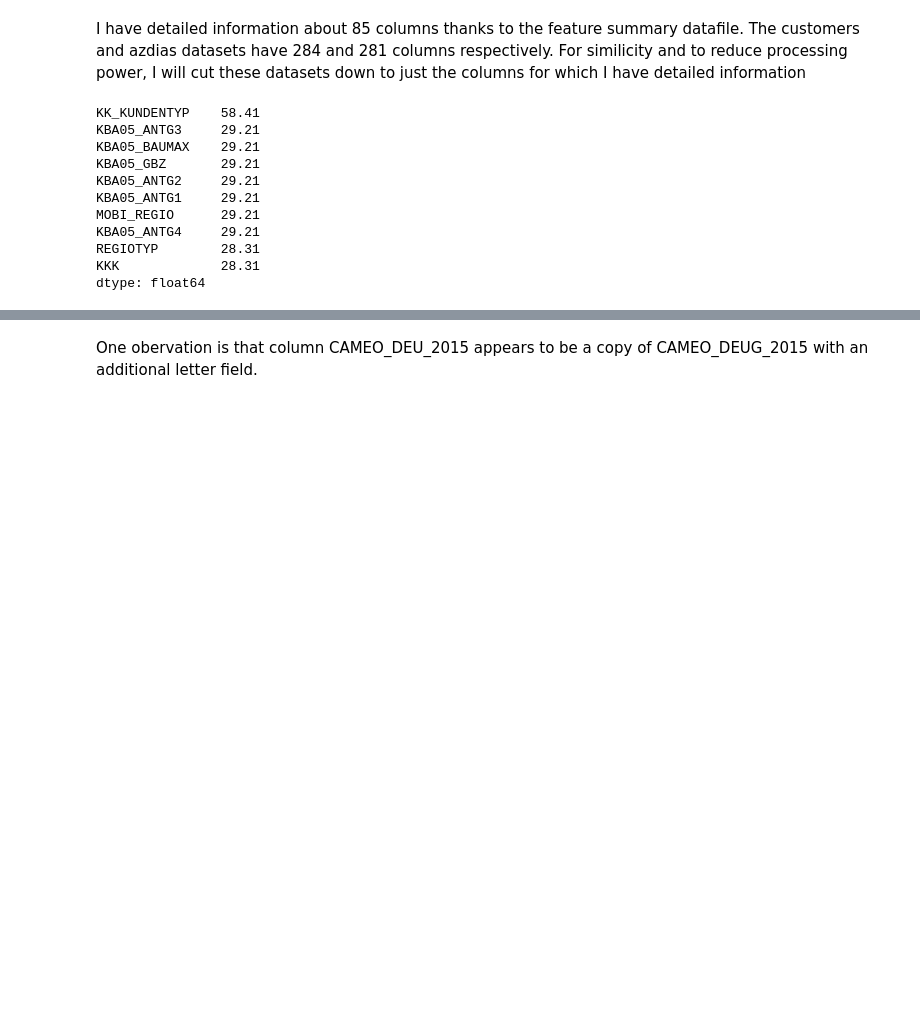
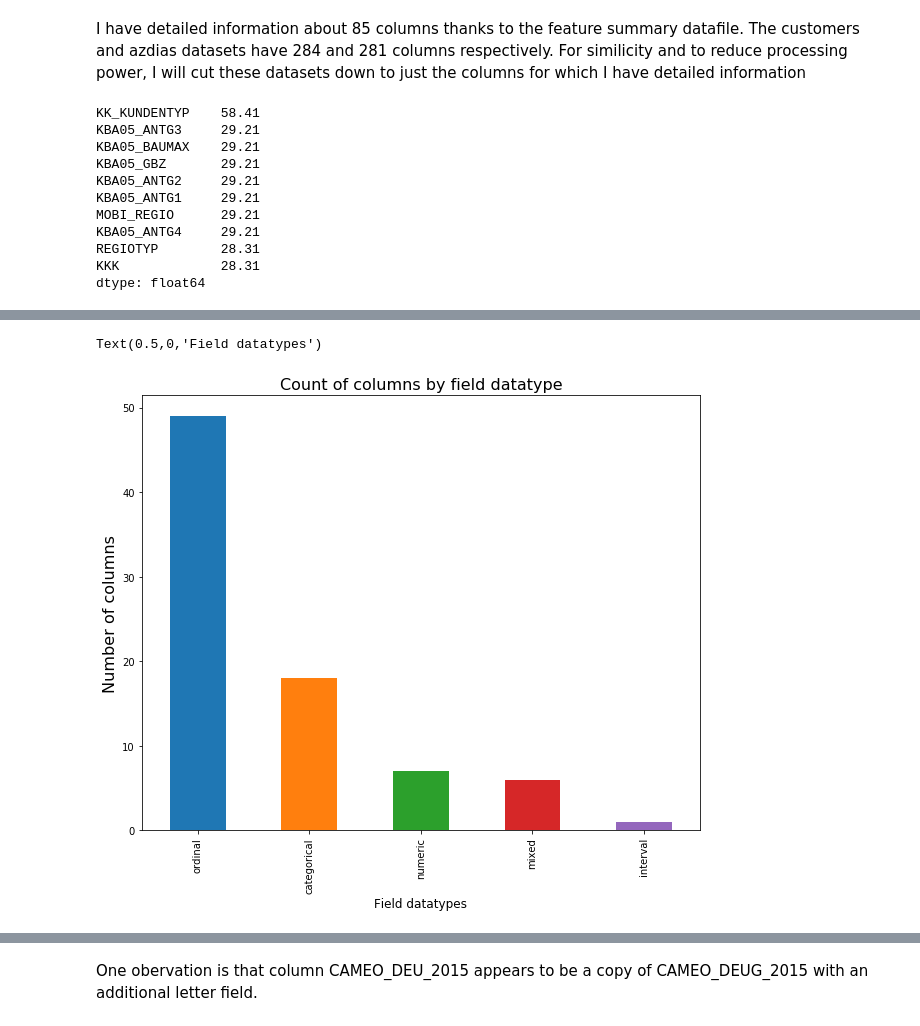
Before and after one commit to Phoebe-Macdonald/Arvato-Customer-Segmentation-Udacity-Capstone, a Jupyter notebook: Arvato Project Workbook.ipynb, the cells around one changed output, grey strips where cells are left out. Cells and saved outputs as stored; diff of their text form; code cells hidden in the pictures; blank space fills up the shorter version.

```diff
--- a/Arvato Project Workbook.ipynb
+++ b/Arvato Project Workbook.ipynb
@@ -231,7 +229,13 @@ azdias = azdias.drop(empty_rows, axis=0)
 # %%
 # Explore datatypes so that I know the best imputation method to use
 # There are 5 types of data in the dataset
-feature_summary['type'].value_counts()
+feature_summary['type'].value_counts().plot(kind = 'bar', figsize=(10,8))
+plt.title("Count of columns by field datatype", fontdict={'fontsize': 16})
+plt.ylabel('Number of columns', fontdict={'fontsize': 16})
+plt.xlabel('Field datatypes', fontdict={'fontsize': 12})
+# %% [output]
+Text(0.5,0,'Field datatypes')
+[figure, added]
 # %%
 # 49 columns are ordinal
 ordinal_cols = list(feature_summary[feature_summary['type'] == 'ordinal']['attribute'])
```
Also changed, not shown: parts of 209 cells of this notebook, 1 other file.
